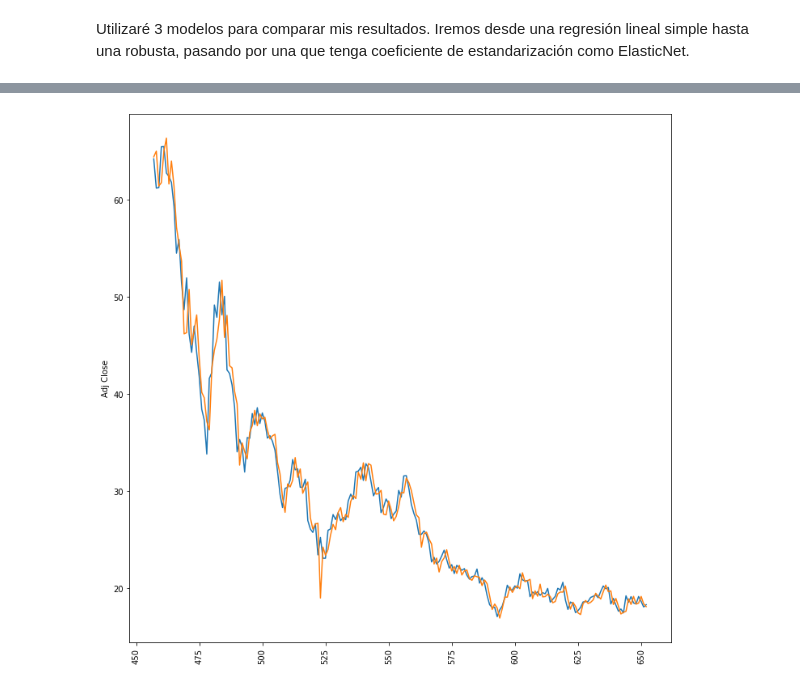
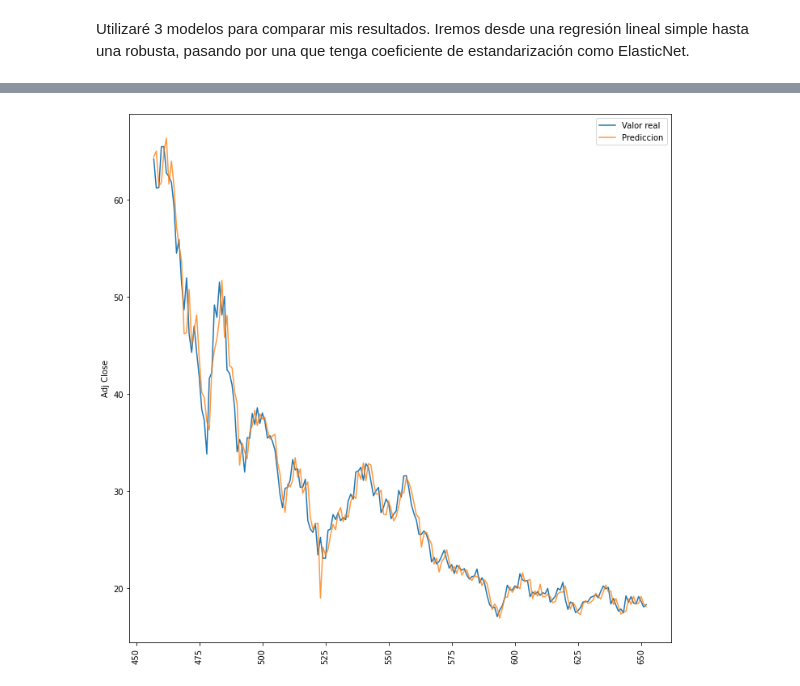
Before and after one commit to Fatbound/Portfolio, a Jupyter notebook: JMIA/notebooks/3. Modelo.ipynb, the cells around one changed output, grey strips where cells are left out. Saved outputs shown, nothing was run; the diff lists cells and outputs as text; code cells hidden in the pictures.

```diff
--- a/JMIA/notebooks/3. Modelo.ipynb
+++ b/JMIA/notebooks/3. Modelo.ipynb
@@ -55,8 +57,8 @@ df_plt=df[df.index.isin(a)]
 df_pred=pd.DataFrame(regr_y_predict,index=y_test.index)
 # %%
 plt.figure(figsize=(12,12))
-sns.lineplot(data=df_plt,x=df_plt.index,y=y_test)
-sns.lineplot(data=df_pred,x=df_pred.index,y=regr_y_predict)
+sns.lineplot(data=df_plt,x=df_plt.index,y=y_test,label="Valor real")
+sns.lineplot(data=df_pred,x=df_pred.index,y=regr_y_predict,label="Prediccion",alpha=0.8)
 plt.xticks(rotation=90);
 # %% [output]
-[figure, old version]
+[figure, new version]
```
Also changed, not shown: parts of 10 cells of this notebook.
